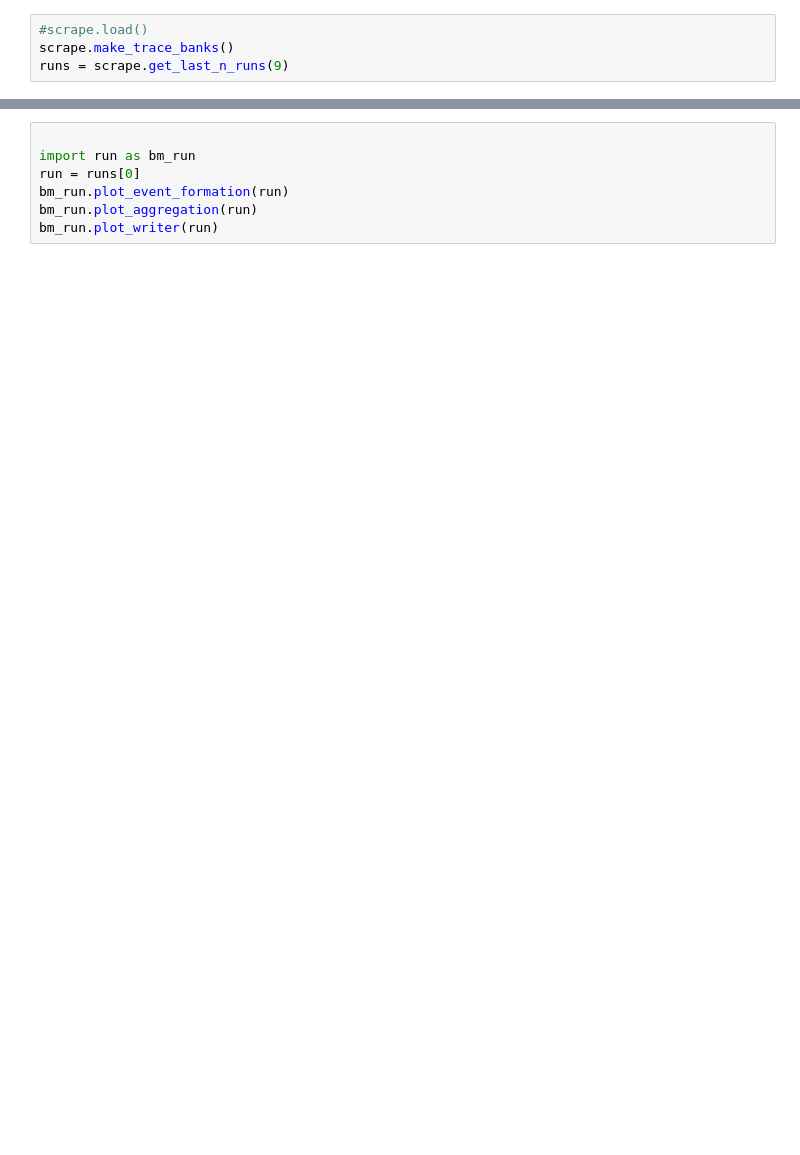
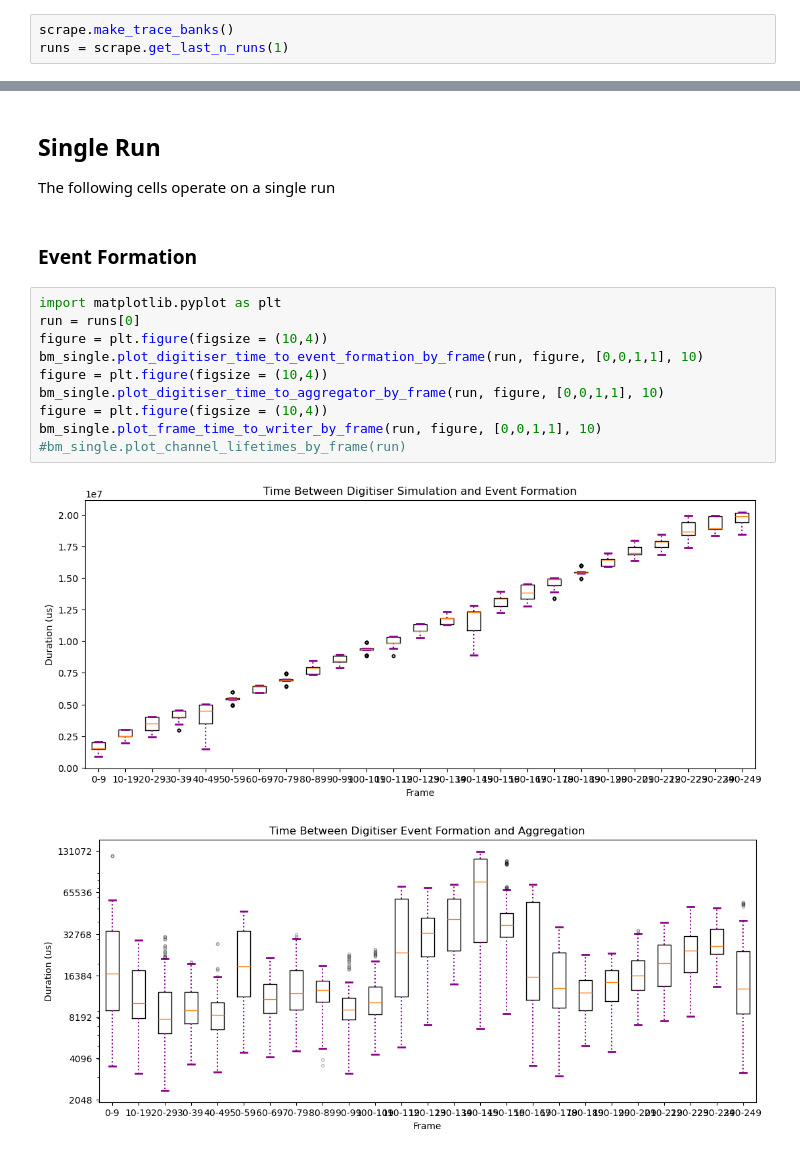
Before and after one commit to Modularius/pipeline-test, a Jupyter notebook: Jupyter/trace.ipynb, the cells around one changed output, grey strips where cells are left out. Cells and saved outputs as stored; diff of their text form; blank space fills up the shorter version.

```diff
--- a/Jupyter/trace.ipynb
+++ b/Jupyter/trace.ipynb
@@ -26,5 +37,4 @@ Obtaining run_configured_simulation from simulator
 # %%
-#scrape.load()
 scrape.make_trace_banks()
-runs = scrape.get_last_n_runs(9)
+runs = scrape.get_last_n_runs(1)
 # %% [output]
@@ -32,7 +59,18 @@ runs = scrape.get_last_n_runs(9)
-# %%
-
-import run as bm_run
-run = runs[0]
-bm_run.plot_event_formation(run)
-bm_run.plot_aggregation(run)
-bm_run.plot_writer(run)
+# %% [markdown]
+## Single Run
+The following cells operate on a single run
+# %% [markdown]
+### Event Formation
+# %%
+import matplotlib.pyplot as plt
+run = runs[0]
+figure = plt.figure(figsize = (10,4))
+bm_single.plot_digitiser_time_to_event_formation_by_frame(run, figure, [0,0,1,1], 10)
+figure = plt.figure(figsize = (10,4))
+bm_single.plot_digitiser_time_to_aggregator_by_frame(run, figure, [0,0,1,1], 10)
+figure = plt.figure(figsize = (10,4))
+bm_single.plot_frame_time_to_writer_by_frame(run, figure, [0,0,1,1], 10)
+#bm_single.plot_channel_lifetimes_by_frame(run)
+# %% [output]
+[figure, added]
+[figure, added]
```
Also changed, not shown: parts of 16 cells of this notebook, 18 other files.
